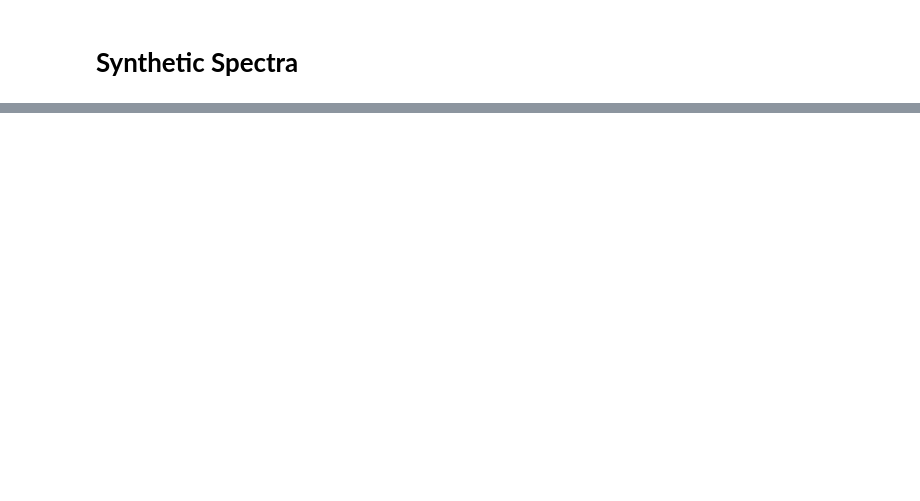
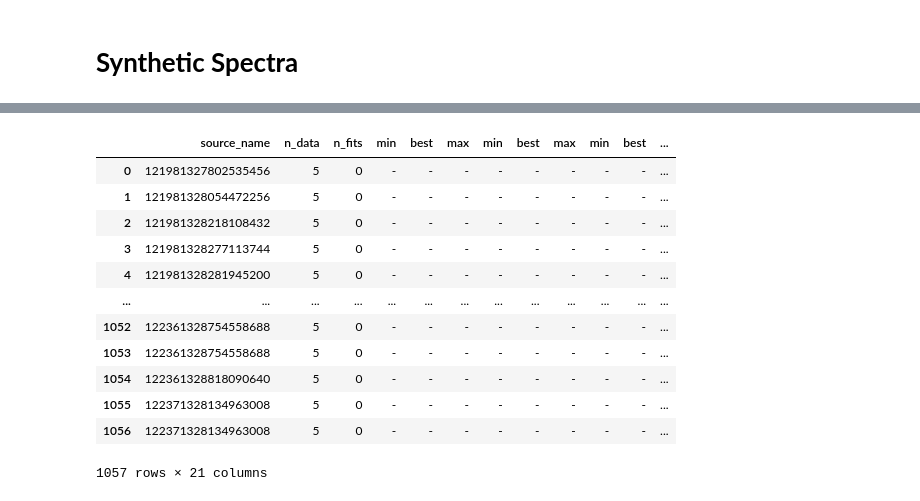
Before and after one commit to Jack3690/INSIST, a Jupyter notebook: UV_Stellar_Catalog.ipynb, the cells around one changed output, grey strips where cells are left out. Drawn from its saved outputs; the diff is of its cells as text; code cells hidden in the pictures; blank space fills up the shorter version.

```diff
--- a/UV_Stellar_Catalog.ipynb
+++ b/UV_Stellar_Catalog.ipynb
@@ -232,0 +235,4 @@ plt.plot(bp.wave, bp.throughput, 'k', label='acs,wfc1,f555w')
+# %%
+for i in {'g','r','i','z','y'}:
+  df_star[f'{i}PSFFlux'] = np.log10(3631*pow(10,-df_star[f'{i}PSFMag']/2.5))
+  df_star[f'{i}PSFFlux_err'] = np.log10(3631*pow(10,-df_star[f'{i}PSFMagErr']/2.5))
@@ -232,0 +398,24 @@ plt.plot(bp.wave, bp.throughput, 'k', label='acs,wfc1,f555w')
+# %%
+with open('parameter_ranges.txt','rt') as f:
+  d = f.readlines()
+f.close()
+dat = []
+for i in d[4:]:
+  dat.append(i.split())
+df = pd.DataFrame(dat, columns=d[1].split())
+# %%
+df
+# %% [output]
+|  | source_name | n_data | n_fits | min | best | max | min | best | max | min | best | ... |
+| 0 | 121981327802535456 | 5 | 0 | - | - | - | - | - | - | - | - | ... |
+| 1 | 121981328054472256 | 5 | 0 | - | - | - | - | - | - | - | - | ... |
+| 2 | 121981328218108432 | 5 | 0 | - | - | - | - | - | - | - | - | ... |
+| 3 | 121981328277113744 | 5 | 0 | - | - | - | - | - | - | - | - | ... |
+| 4 | 121981328281945200 | 5 | 0 | - | - | - | - | - | - | - | - | ... |
+| ... | ... | ... | ... | ... | ... | ... | ... | ... | ... | ... | ... | ... |
+| 1052 | 122361328754558688 | 5 | 0 | - | - | - | - | - | - | - | - | ... |
+| 1053 | 122361328754558688 | 5 | 0 | - | - | - | - | - | - | - | - | ... |
+| 1054 | 122361328818090640 | 5 | 0 | - | - | - | - | - | - | - | - | ... |
+| 1055 | 122371328134963008 | 5 | 0 | - | - | - | - | - | - | - | - | ... |
+| 1056 | 122371328134963008 | 5 | 0 | - | - | - | - | - | - | - | - | ... |
+1057 rows × 21 columns
```
Also changed, not shown: parts of 25 cells of this notebook.
